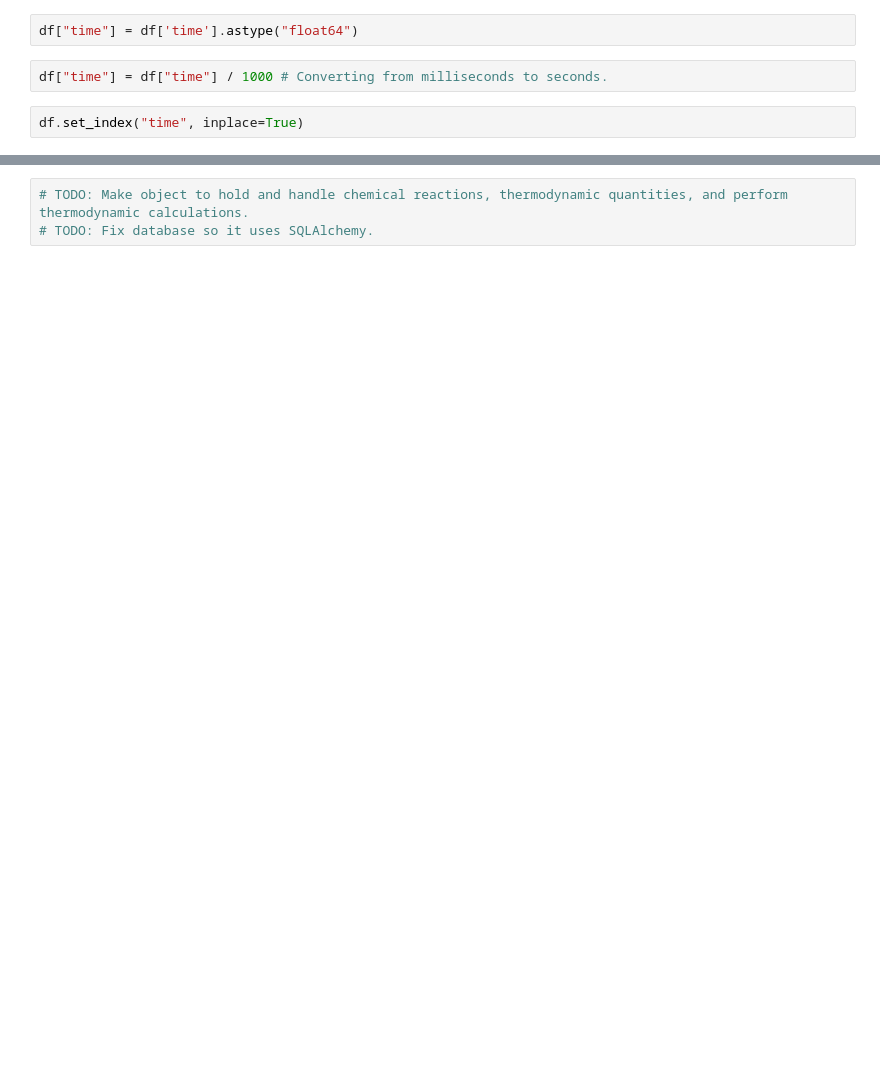
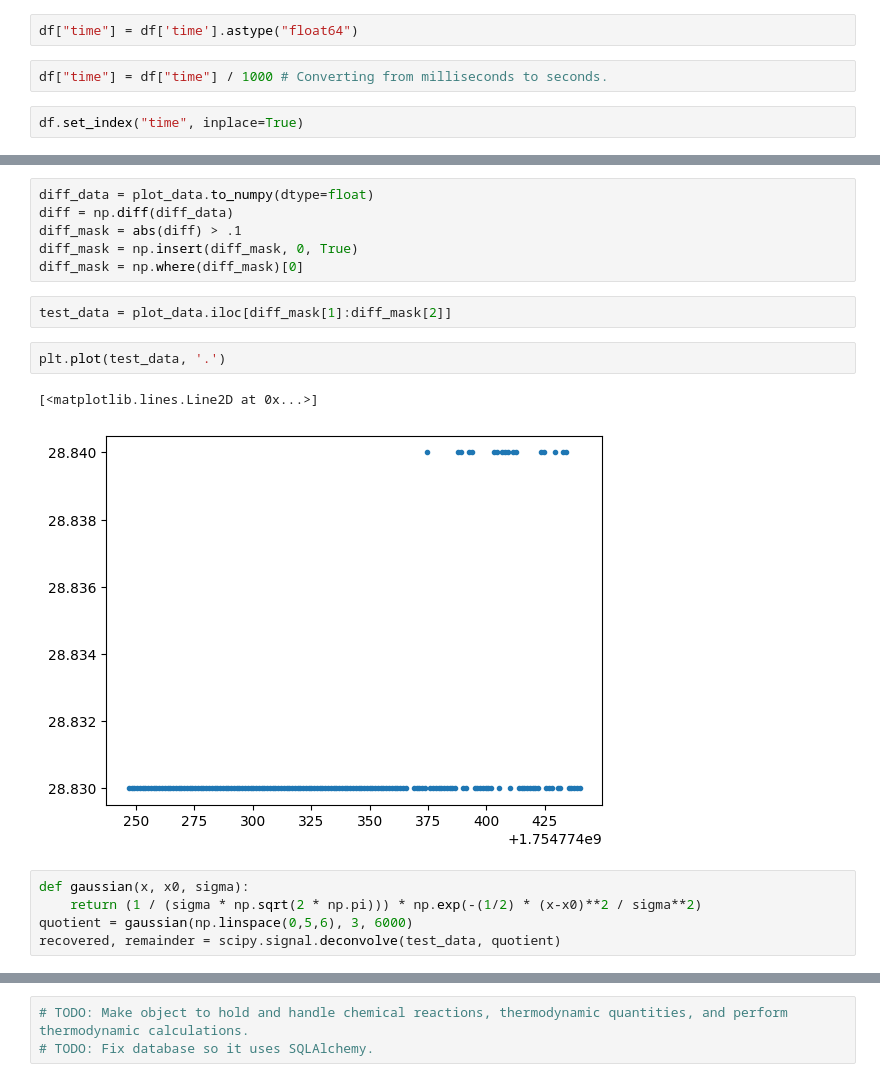
Before and after one commit to Tortugellini/wattson, a Jupyter notebook: notebooks/notebook.ipynb, the cells around one changed output, grey strips where cells are left out. Cells and saved outputs as stored; diff of their text form; blank space fills up the shorter version.

```diff
--- a/notebooks/notebook.ipynb
+++ b/notebooks/notebook.ipynb
@@ -31,0 +35,18 @@ df["wifi_temp"].plot()
+# %%
+diff_data = plot_data.to_numpy(dtype=float)
+diff = np.diff(diff_data)
+diff_mask = abs(diff) > .1
+diff_mask = np.insert(diff_mask, 0, True)
+diff_mask = np.where(diff_mask)[0]
+# %%
+test_data = plot_data.iloc[diff_mask[1]:diff_mask[2]]
+# %%
+plt.plot(test_data, '.')
+# %% [output]
+[<matplotlib.lines.Line2D at 0x...>]
+[figure, added]
+# %%
+def gaussian(x, x0, sigma):
+    return (1 / (sigma * np.sqrt(2 * np.pi))) * np.exp(-(1/2) * (x-x0)**2 / sigma**2)
+quotient = gaussian(np.linspace(0,5,6), 3, 6000)
+recovered, remainder = scipy.signal.deconvolve(test_data, quotient)
```
Also changed, not shown: parts of 9 cells of this notebook.
